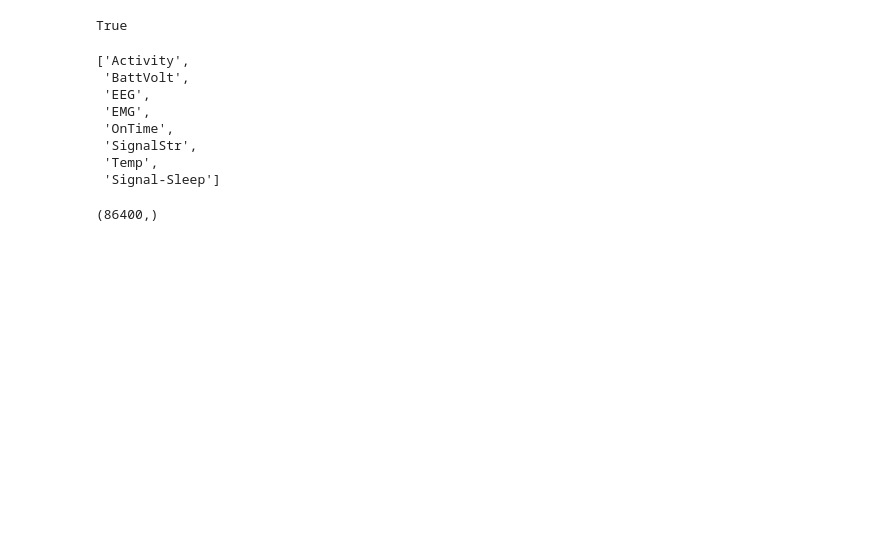
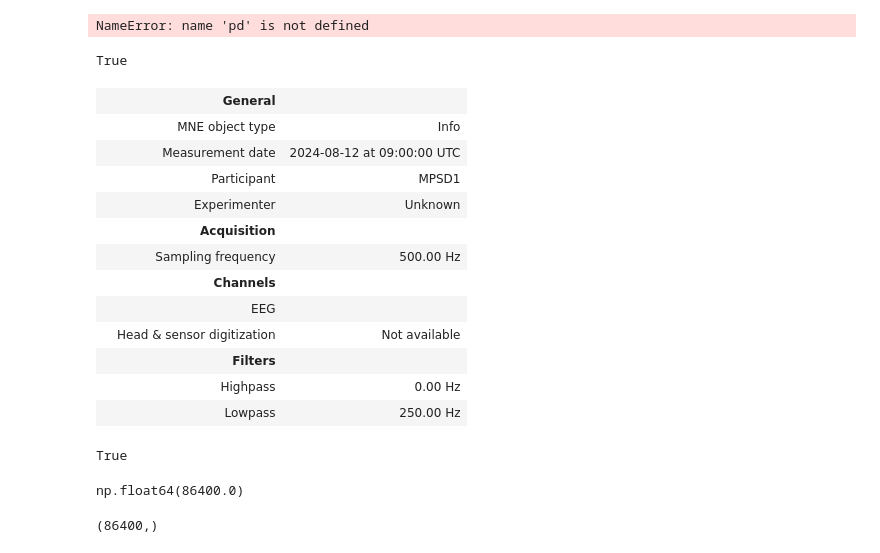
Before and after one commit to nworley01/rembler, a Jupyter notebook: notebooks/sample_exploration.ipynb, the cells around one changed output. Drawn from its saved outputs; the diff is of its cells as text; code cells hidden in the pictures; blank space fills up the shorter version.

```diff
--- a/sample_exploration.ipynb
+++ b/notebooks/sample_exploration.ipynb
@@ -19 +179,5 @@ import os
+# %%
+pd.DataFrame([f.replace(".edf", "").split(" ") for f in edf_files], columns=["subject", "date", "session"])
+# %% [output]
+NameError: name 'pd' is not defined
 # %%
@@ -28,16 +192,29 @@ causal = False
 # %%
 sample = mne.io.read_raw_edf("data/MPSD1 Baseline.edf", preload=True, verbose="WARNING")
 # %%
-sample.info.ch_names
+sample.info
 # %% [output]
-['Activity',
- 'BattVolt',
- 'EEG',
- 'EMG',
- 'OnTime',
- 'SignalStr',
- 'Temp',
- 'Signal-Sleep']
+|  | General |  |
+|  | MNE object type | Info |
+|  | Measurement date | 2024-08-12 at 09:00:00 UTC |
+|  | Participant | MPSD1 |
+|  | Experimenter | Unknown |
+|  | Acquisition |  |
+|  | Sampling frequency | 500.00 Hz |
+|  | Channels |  |
+|  | EEG |  |
+|  | Head & sensor digitization | Not available |
+|  | Filters |  |
+|  | Highpass | 0.00 Hz |
+|  | Lowpass | 250.00 Hz |
+# %%
+isinstance(sample, mne.io.edf.edf.RawEDF)
+# %% [output]
+True
+# %%
+sample.duration
+# %% [output]
+np.float64(86400.0)
 # %%
 x = sample.get_data("Activity")[0, :]
 # %%
```
Also changed, not shown: parts of 18 cells of this notebook, 9 other files.
